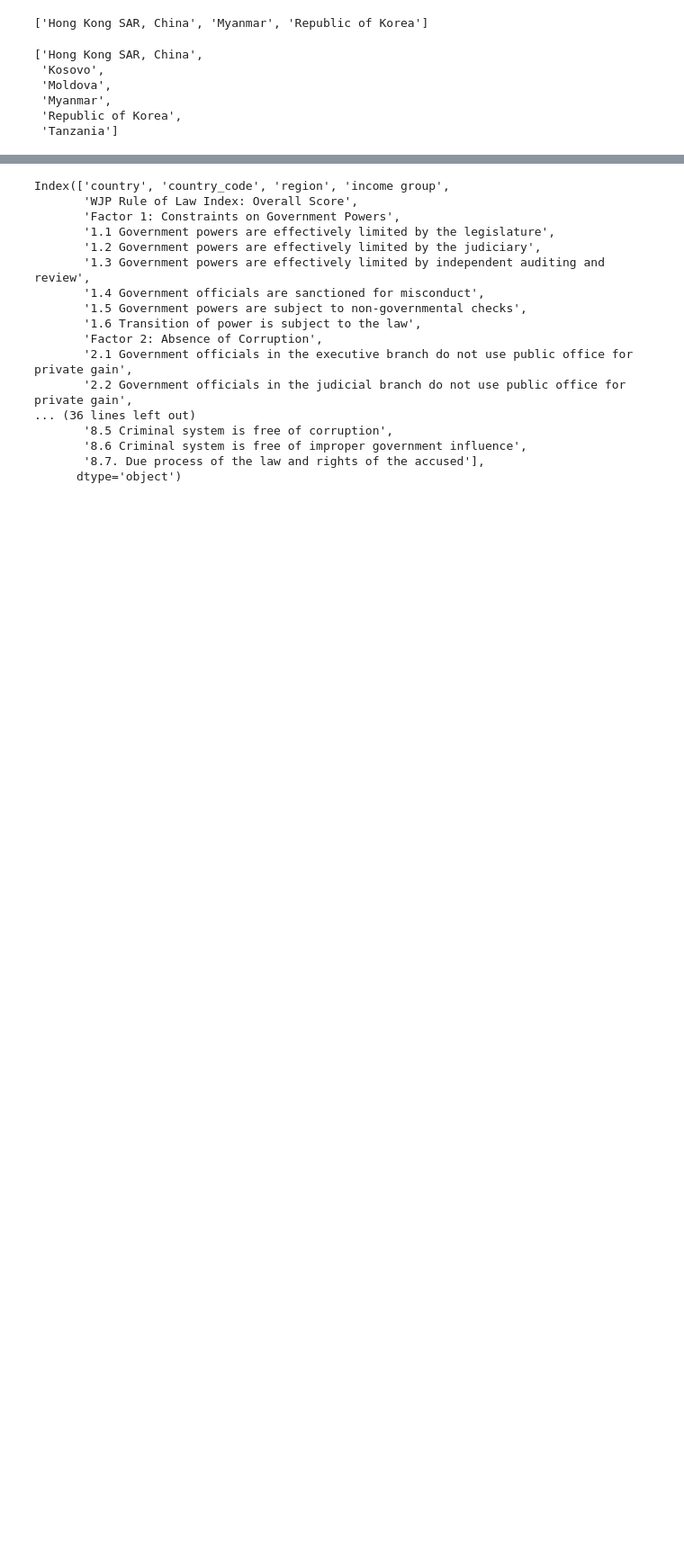
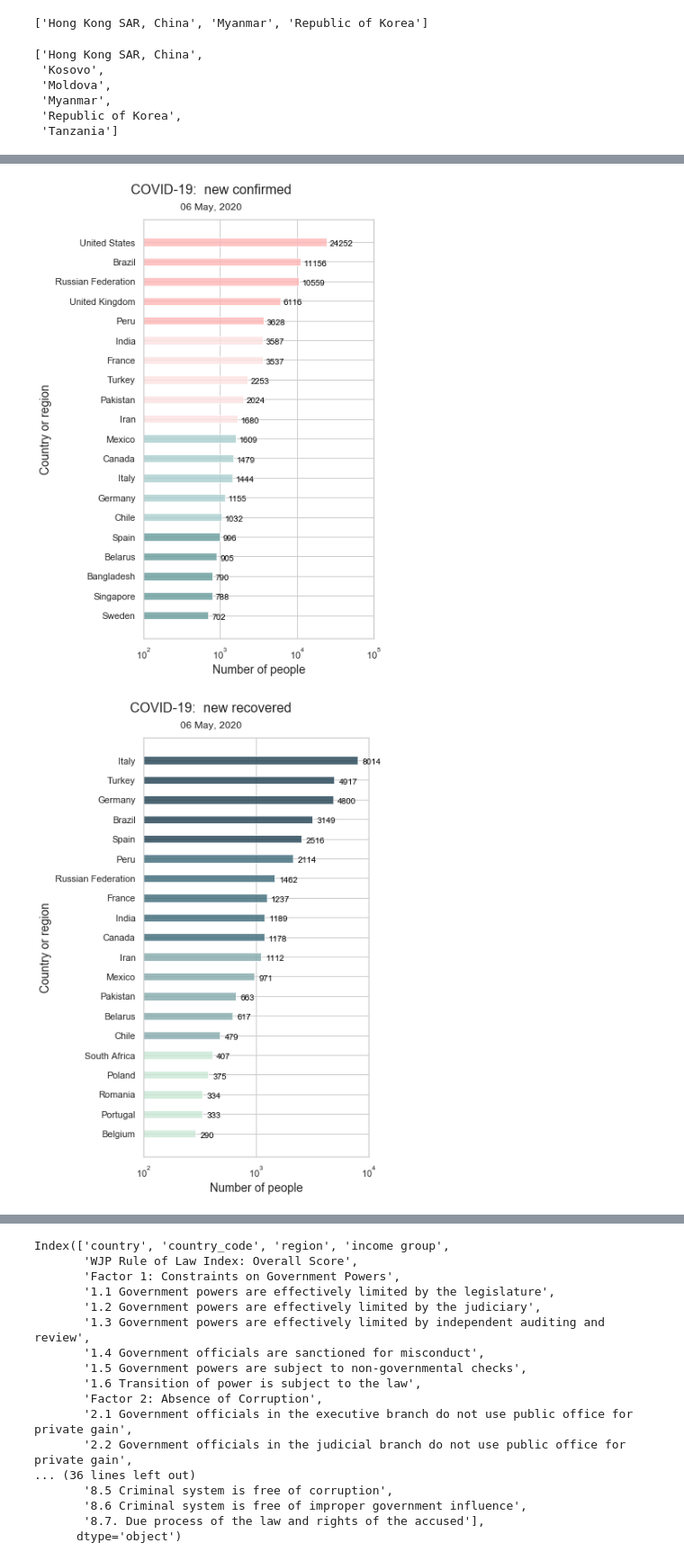
Before and after one commit to fudab/COVID-19-ATC, a Jupyter notebook: scripts/utils_rule_of_law.ipynb, the cells around one changed output, grey strips where cells are left out. Shown at 90% size. Saved outputs shown, nothing was run; the diff lists cells and outputs as text; code cells hidden in the pictures; blank space fills up the shorter version.

```diff
--- a/scripts/utils_rule_of_law.ipynb
+++ b/scripts/utils_rule_of_law.ipynb
@@ -218,0 +404,10 @@ names_country.sort()
+# %%
+fig = figure_bar(df = data_world, df_wpp = data_wpp, update_date_tr = date_tr,
+                 col = 'new_confirmed', largestN = 20, log = True, figsize = (6, 8), fs = 16, title = 'COVID-19: ')
+fig = figure_bar(df = data_world, df_wpp = data_wpp, update_date_tr = date_tr,
+                 col = 'new_recovered', largestN = 20, log = True, figsize = (6, 8), fs = 16, title = 'COVID-19: ')
+fig = figure_bar(df = data_world, df_wpp = data_wpp, update_date_tr = date_tr,
+                 col = 'new_dead', largestN = 20, log = True, figsize = (6, 8), fs = 16, title = 'COVID-19: ')
+# %% [output]
+[figure, added]
+[figure, added]
```
Also changed, not shown: parts of 23 cells of this notebook.
